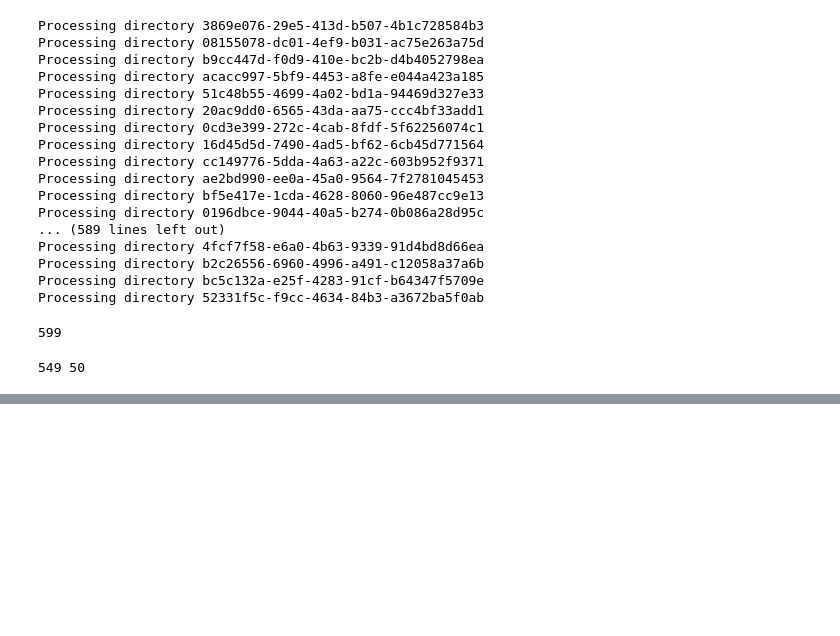
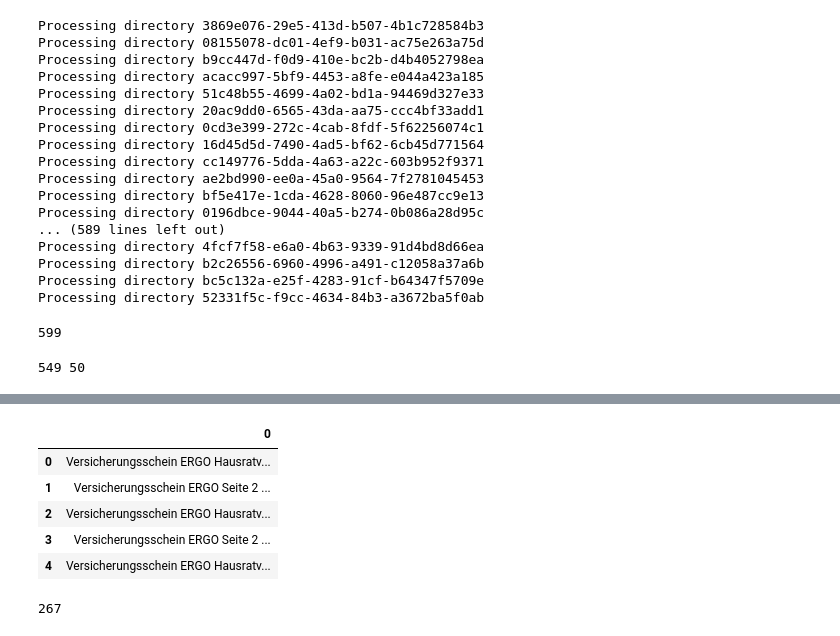
Before and after one commit to nischalhp/pytorch-pretrained-BERT, a Jupyter notebook: notebooks/Understanding-Squad-Dataset.ipynb, the cells around one changed output, grey strips where cells are left out. Drawn from its saved outputs; the diff is of its cells as text; code cells hidden in the pictures; blank space fills up the shorter version.

```diff
--- a/notebooks/Understanding-Squad-Dataset.ipynb
+++ b/notebooks/Understanding-Squad-Dataset.ipynb
@@ -140,7 +143,7 @@ def generate_paragraphs_in_squad_form(paragraph, question_answers):
 # %%
 test_merged_xml = '/Users/nischal/code/wefox/41bbf415-e8e1-4ba5-b6c8-1c2f069de9e3/merged.xml'
 text_entity_df = read_merged_xml_get_entities_text(test_merged_xml)
-data_in_squad_form = generate_squad_per_page(text_entity_df)
+data_in_squad_form, para = generate_squad_per_page(text_entity_df)
 # %%
 uuid_issues = []
 to_process_uuids_xml = []
@@ -179,8 +182,8 @@ len(to_process_uuids_xml)
 # %%
 def process_uuid(uuid_xml):
     text_entity_df = read_merged_xml_get_entities_text(merged_xml)
-    data_in_squad_form = generate_squad_per_page(text_entity_df)
-    return data_in_squad_form
+    data_in_squad_form, paragraphs = generate_squad_per_page(text_entity_df)
+    return data_in_squad_form, paragraphs
 # %%
 pool = mp.Pool(processes=16)
 results = [pool.apply_async(process_uuid, args=(xml,)) for xml in to_process_uuids_xml[:len(to_process_uuids_xml) - 50]]
@@ -196,2 +204,13 @@ print(len(squad_dataset_data_train), len(squad_dataset_data_predict))
+# %%
+squad_dataset_data_train_qas = []
+squad_dataset_data_predict_qas = []
+paragraphs_fasttext = []
+for i in range(len(squad_dataset_data_train)):
+    squad_dataset_data_train_qas.append(squad_dataset_data_train[i][0])
+    paragraphs_fasttext.extend(squad_dataset_data_train[i][1])
+
+for i in range(len(squad_dataset_data_predict)):
+    squad_dataset_data_predict_qas.append(squad_dataset_data_predict[i][0])
+    paragraphs_fasttext.extend(squad_dataset_data_predict[i][1])
 # %%
 squad_dataset_final_train = {}
@@ -204,0 +244,11 @@ squad_dataset_final_predict['version'] = 'v1.0'
+# %%
+paragraphs_df = pd.DataFrame(paragraphs_fasttext)
+# %%
+paragraphs_df.head()
+# %% [output]
+|  | 0 |
+| 0 | Versicherungsschein ERGO Hausratv... |
+| 1 | Versicherungsschein ERGO Seite 2 ... |
+| 2 | Versicherungsschein ERGO Hausratv... |
+| 3 | Versicherungsschein ERGO Seite 2 ... |
+| 4 | Versicherungsschein ERGO Hausratv... |
@@ -204,0 +272,4 @@ squad_dataset_final_predict['version'] = 'v1.0'
+# %%
+len(distinct_words.keys())
+# %% [output]
+267
```
Also changed, not shown: parts of 16 cells of this notebook.
